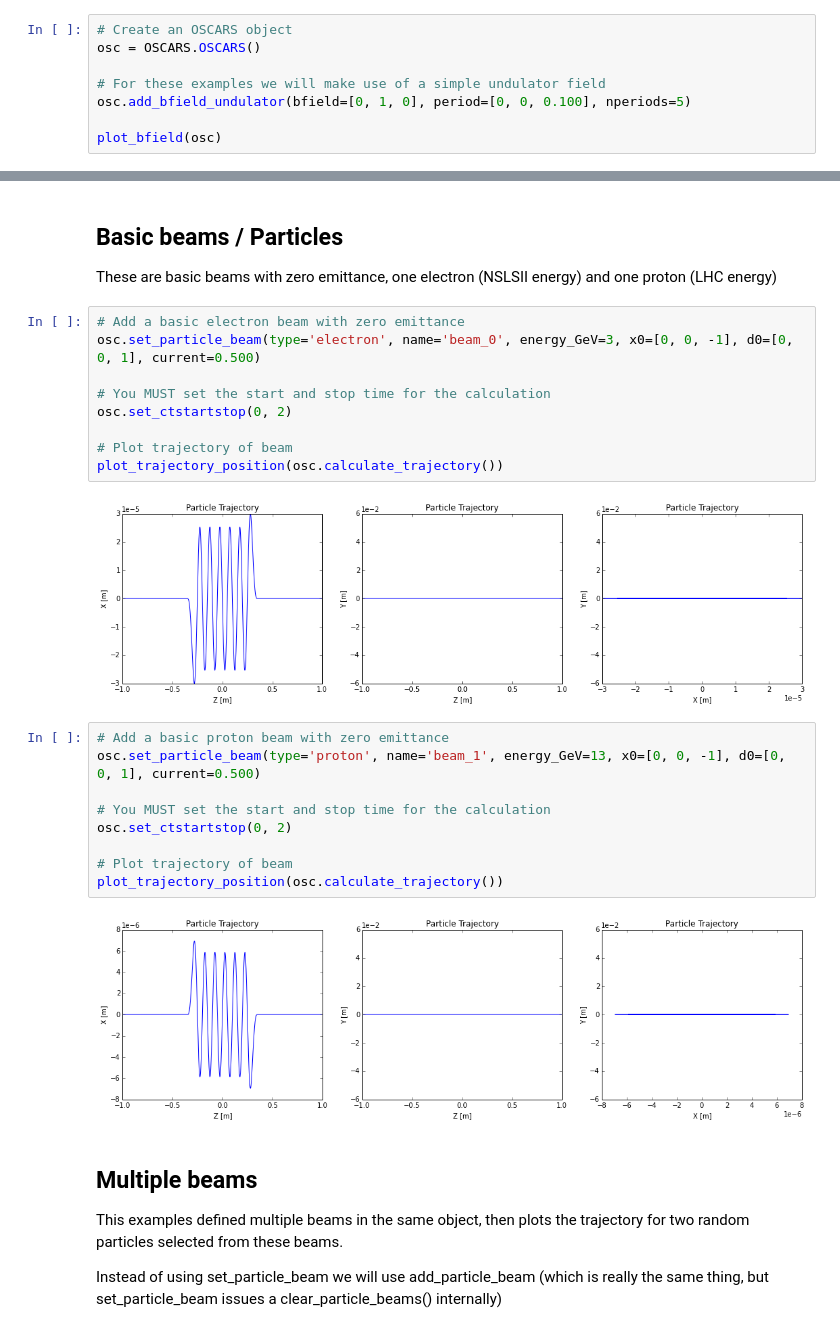
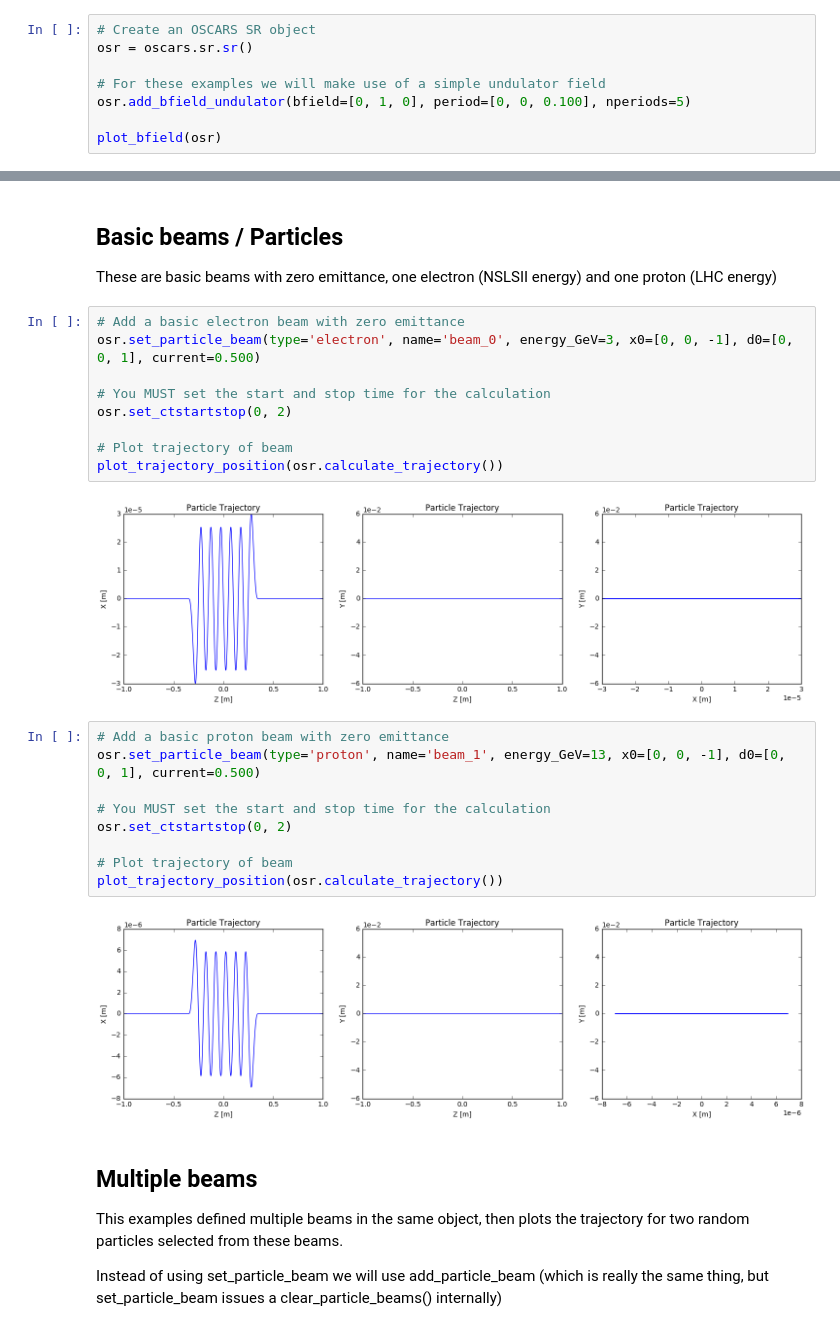
Before and after one commit to dhidas-bnl-gov/SRSOriginal, a Jupyter notebook: Examples/AllAbout_ParticleBeams.ipynb, the cells around one changed output, grey strips where cells are left out. Saved outputs shown, nothing was run; the diff lists cells and outputs as text.

```diff
--- a/Examples/AllAbout_ParticleBeams.ipynb
+++ b/Examples/AllAbout_ParticleBeams.ipynb
@@ -42,13 +44,13 @@ Brookhaven National Laboratory, Upton NY, USA
 http://oscars.bnl.gov
 oscars@bnl.gov
 # %%
-# Create an OSCARS object
-osc = OSCARS.OSCARS()
+# Create an OSCARS SR object
+osr = oscars.sr.sr()
 
 # For these examples we will make use of a simple undulator field
-osc.add_bfield_undulator(bfield=[0, 1, 0], period=[0, 0, 0.100], nperiods=5)
+osr.add_bfield_undulator(bfield=[0, 1, 0], period=[0, 0, 0.100], nperiods=5)
 
-plot_bfield(osc)
+plot_bfield(osr)
 # %% [output]
 [figure]
 # %% [markdown]
@@ -57,26 +59,26 @@ plot_bfield(osc)
 These are basic beams with zero emittance, one electron (NSLSII energy) and one proton (LHC energy)
 # %%
 # Add a basic electron beam with zero emittance
-osc.set_particle_beam(type='electron', name='beam_0', energy_GeV=3, x0=[0, 0, -1], d0=[0, 0, 1], current=0.500)
+osr.set_particle_beam(type='electron', name='beam_0', energy_GeV=3, x0=[0, 0, -1], d0=[0, 0, 1], current=0.500)
 
 # You MUST set the start and stop time for the calculation
-osc.set_ctstartstop(0, 2)
+osr.set_ctstartstop(0, 2)
 
 # Plot trajectory of beam
-plot_trajectory_position(osc.calculate_trajectory())
+plot_trajectory_position(osr.calculate_trajectory())
 # %% [output]
-[figure, old version]
+[figure, new version]
 # %%
 # Add a basic proton beam with zero emittance
-osc.set_particle_beam(type='proton', name='beam_1', energy_GeV=13, x0=[0, 0, -1], d0=[0, 0, 1], current=0.500)
+osr.set_particle_beam(type='proton', name='beam_1', energy_GeV=13, x0=[0, 0, -1], d0=[0, 0, 1], current=0.500)
 
 # You MUST set the start and stop time for the calculation
-osc.set_ctstartstop(0, 2)
+osr.set_ctstartstop(0, 2)
 
 # Plot trajectory of beam
-plot_trajectory_position(osc.calculate_trajectory())
+plot_trajectory_position(osr.calculate_trajectory())
 # %% [output]
-[figure, old version]
+[figure, new version]
 # %% [markdown]
 ## Multiple beams
 
```
Also changed, not shown: parts of 6 cells of this notebook, 32 other files.
